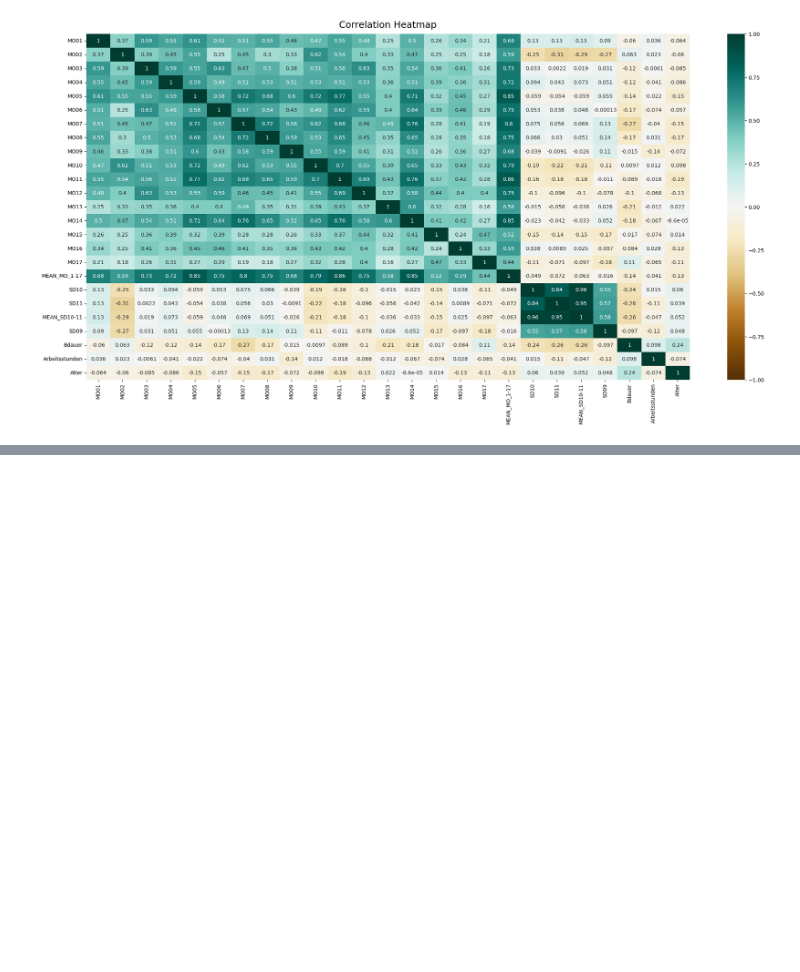
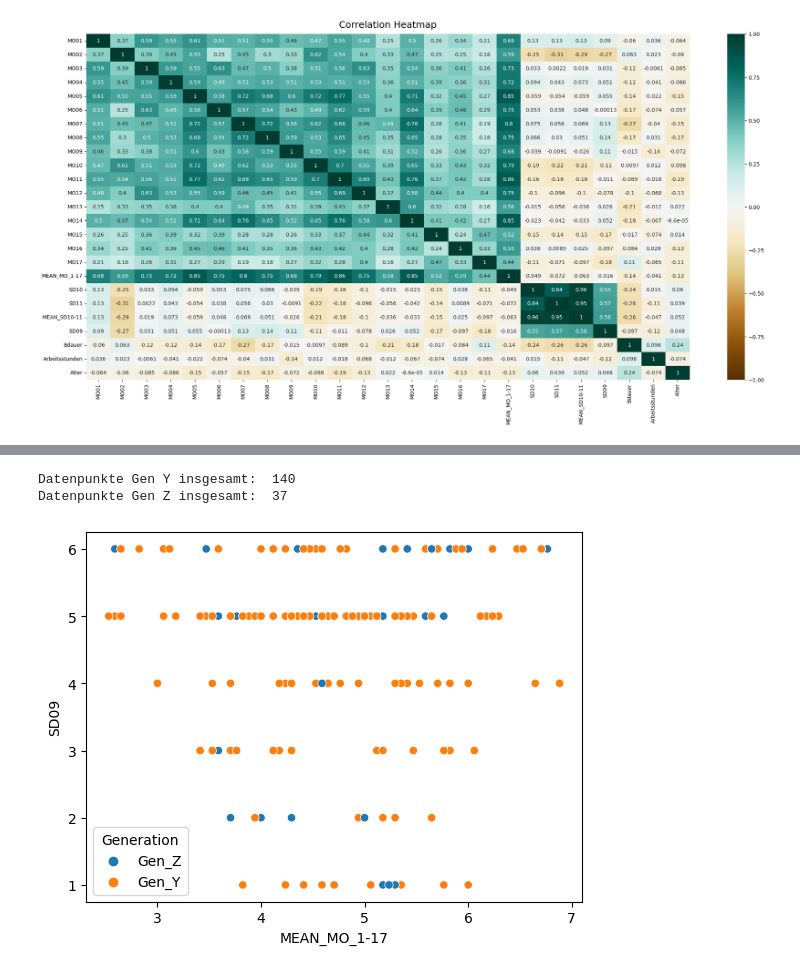
Before and after one commit to Lucas8pi/playground, a Jupyter notebook: for_caro.ipynb, the cells around one changed output, grey strips where cells are left out. Saved outputs shown, nothing was run; the diff lists cells and outputs as text; code cells hidden in the pictures; blank space fills up the shorter version.

```diff
--- a/for_caro.ipynb
+++ b/for_caro.ipynb
@@ -410,0 +404,12 @@ df
+# %%
+# H2: Es gibt einen Unterschied zwischen der Generation Y und Z in Bezug auf die Mitarbeitermotivation und zeitflexiblem Arbeiten.
+# Graph Arbeitszeitflexibilität über Mittelwerte Motviation
+# Die Streuung sieht ählich aus bei beiden Generationen. Also erstmal kein Unterschied erkennbar.
+# Hier sieht man, dass es wenig Daten zu Gen_Z gibt
+sns.scatterplot(sub, x = 'MEAN_MO_1-17', y = 'SD09', hue='Generation', )
+print('Datenpunkte Gen Y insgesamt: ', len(sub[sub['Generation']=='Gen_Y']))
+print('Datenpunkte Gen Z insgesamt: ', len(sub[sub['Generation']=='Gen_Z']))
+# %% [output]
+Datenpunkte Gen Y insgesamt:  140
+Datenpunkte Gen Z insgesamt:  37
+[figure, added]
```
Also changed, not shown: parts of 2 cells of this notebook.
